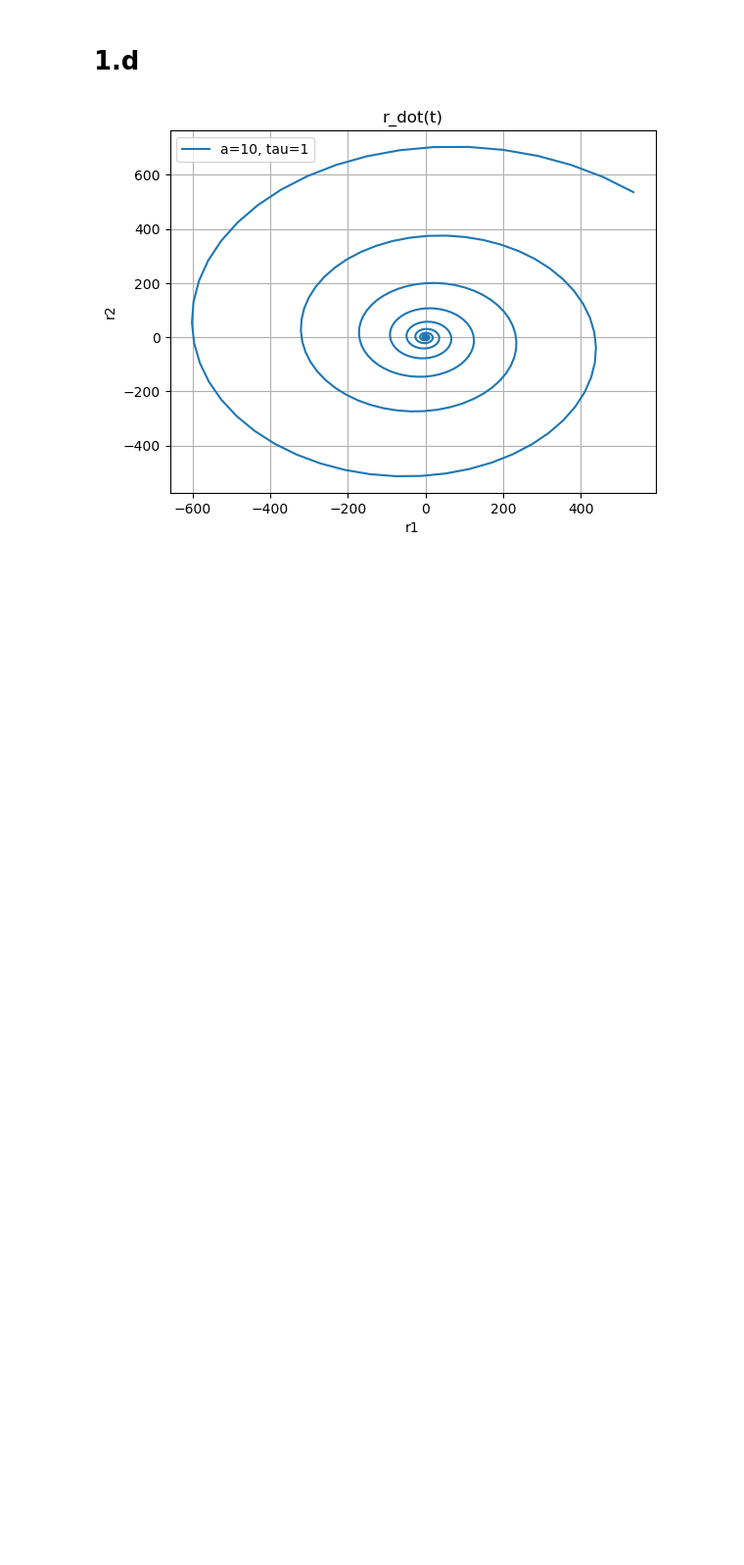
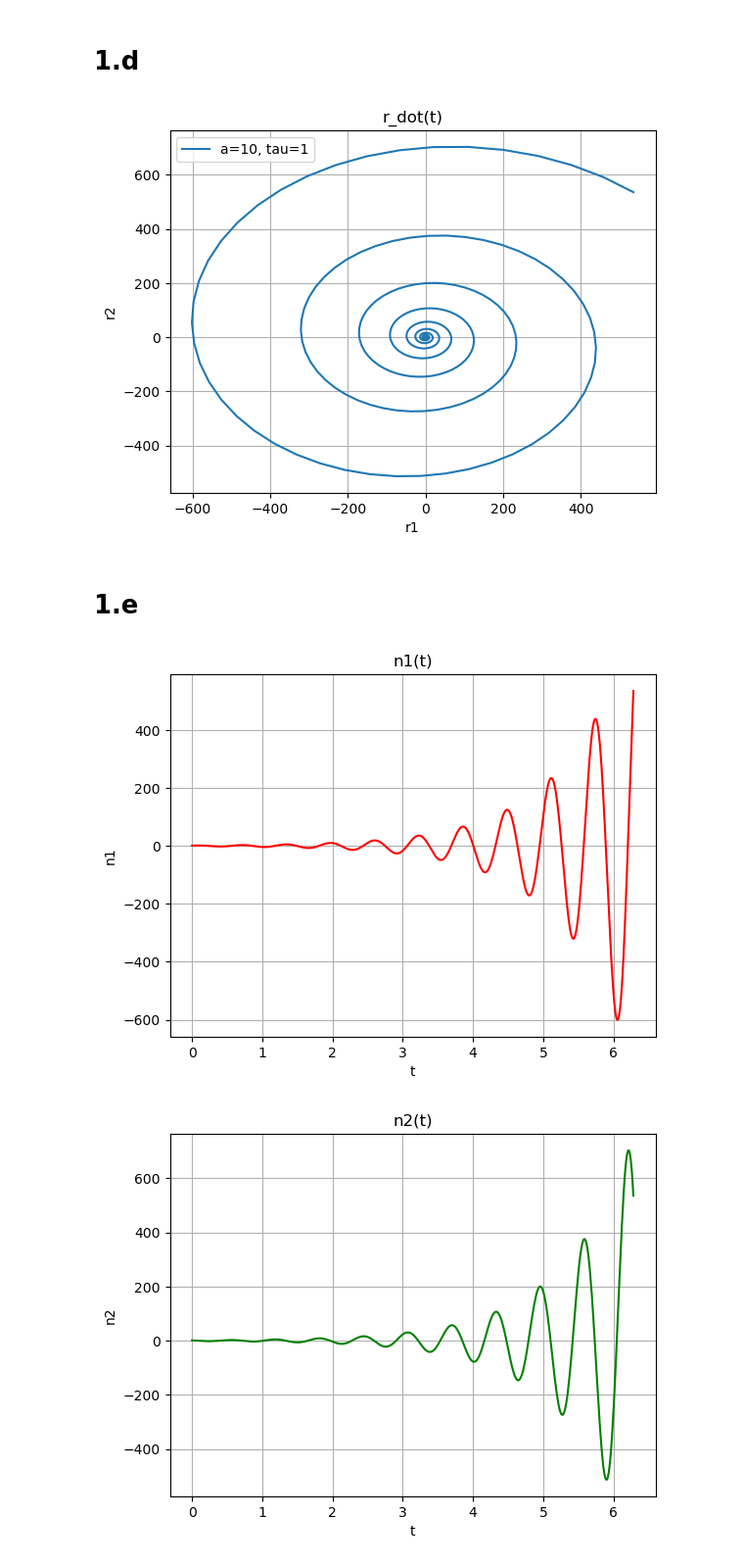
Before and after one commit to ImNotGone/NC_TP3, a Jupyter notebook: tp3.ipynb, the cells around one changed output. Shown at 98% size. Drawn from its saved outputs; the diff is of its cells as text; code cells hidden in the pictures; blank space fills up the shorter version.

```diff
--- a/tp3.ipynb
+++ b/tp3.ipynb
@@ -58,3 +58,28 @@ plt.grid(True)
 plt.show()
 # %% [output]
 [figure]
+# %% [markdown]
+# 1.e
+# %%
+# Plot de la nurona 1 contra el tiempo
+# t e [0, 2*pi], a=10, tau=1
+plt.plot(t_values, n1(t_values, a, tau), c='r')
+plt.xlabel('t')
+plt.ylabel('n1')
+plt.title('n1(t)')
+
+plt.grid(True)
+plt.show()
+
+# Plot de la nurona 2 contra el tiempo
+# t e [0, 2*pi], a=10, tau=1
+plt.plot(t_values, n2(t_values, a, tau), c='g')
+plt.xlabel('t')
+plt.ylabel('n2')
+plt.title('n2(t)')
+
+plt.grid(True)
+plt.show()
+# %% [output]
+[figure, added]
+[figure, added]
```
